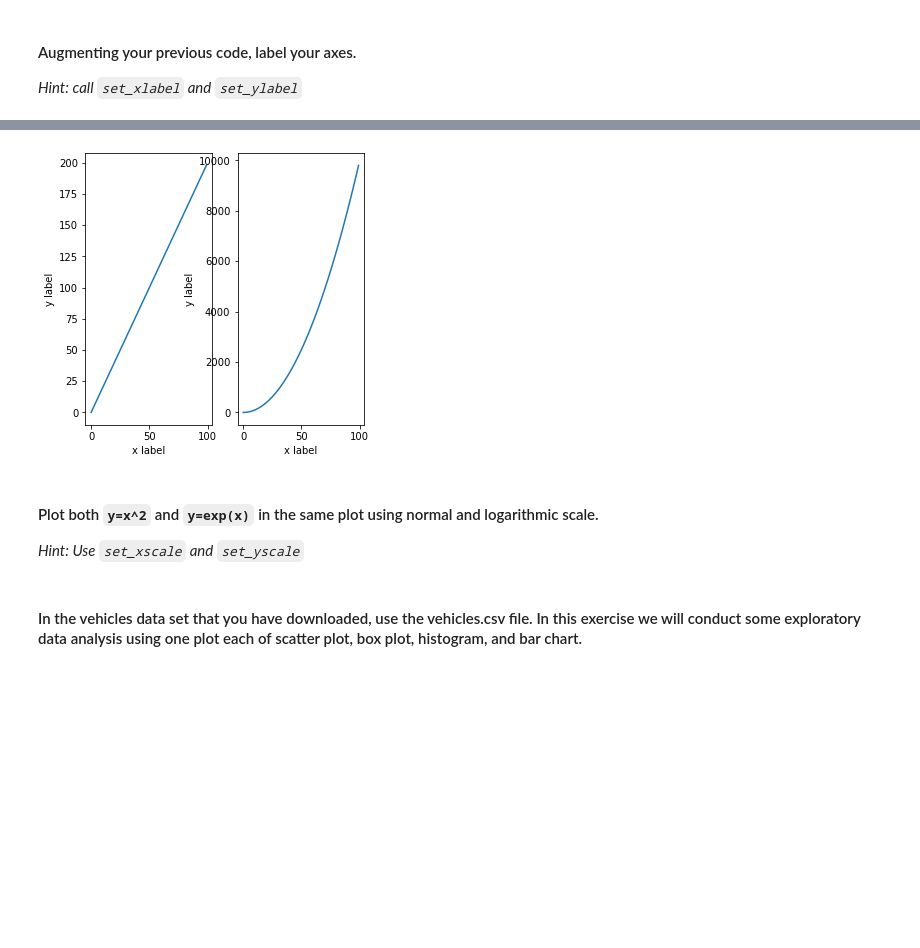
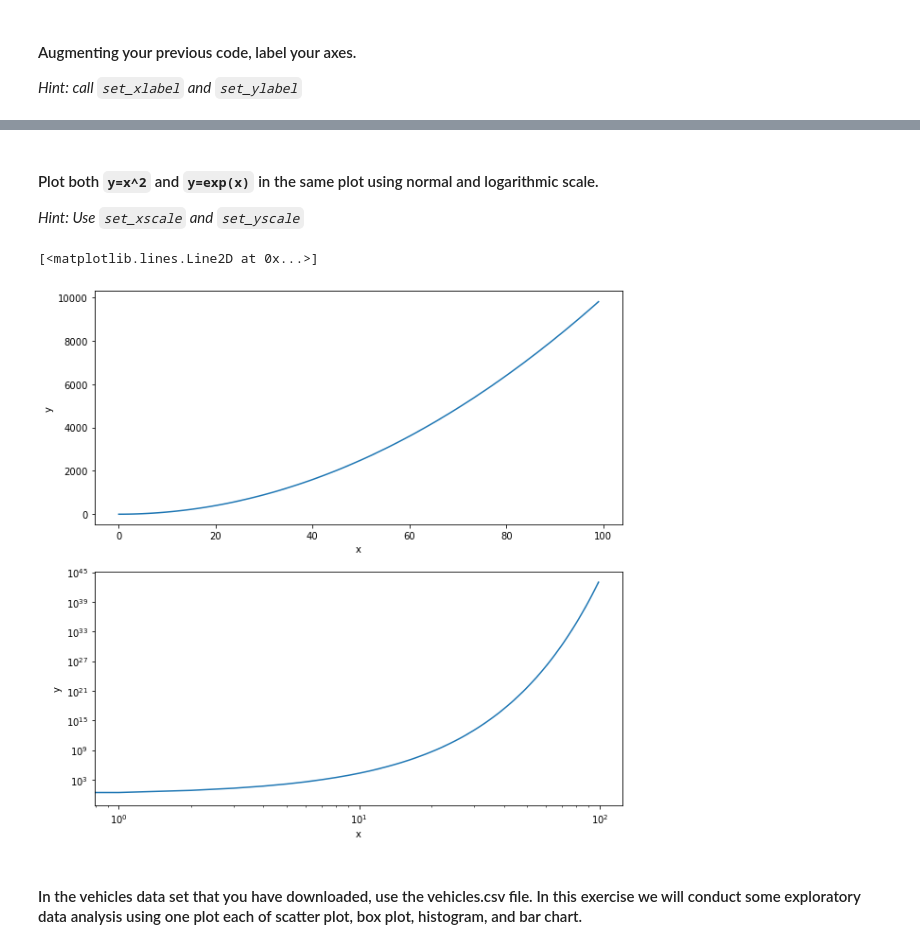
Before and after one commit to ta-data-mexpt/lab-matplotlib-seaborn, a Jupyter notebook: your-code/challenge-1.ipynb, the cells around one changed output, grey strips where cells are left out. Cells and saved outputs as stored; diff of their text form; code cells hidden in the pictures; blank space fills up the shorter version.

```diff
--- a/your-code/challenge-1.ipynb
+++ b/your-code/challenge-1.ipynb
@@ -78,13 +83,3 @@ ax2.set(xlabel = "X", ylabel = "Y" )
-# %%
-# your code here
-f, ax = plt.subplots(nrows = 1, ncols = 2, figsize = (5,5))
-ax[0].plot(x, y)
-ax[1].plot(x, z)
-
-for ax in ax.flat:
-    ax.set(xlabel = 'x label', ylabel = 'y label')
-# %% [output]
-[figure, removed]
 # %% [markdown]
 #### Plot both `y=x^2` and `y=exp(x)` in the same plot using normal and logarithmic scale.
 
@@ -94,3 +87,21 @@ for ax in ax.flat:
+# %%
+# your code here
+y = x**2
+y2=np.exp(x)
+
+fig, (ax1, ax2) = plt.subplots(2, figsize=(10,10))
+ax1.set_xlabel('x')
+ax1.set_ylabel('y')
+ax1.plot(x,y)
+
+ax2.set_xlabel('x')
+ax2.set_ylabel('y')
+ax2.set_xscale('log')
+ax2.set_yscale('log')
+ax2.plot(x,y2)
+# %% [output]
+[<matplotlib.lines.Line2D at 0x...>]
+[figure, added]
 # %% [markdown]
 #### In the vehicles data set that you have downloaded, use the vehicles.csv file. In this exercise we will conduct some exploratory data analysis using one plot each of scatter plot, box plot, histogram, and bar chart.
 # %% [markdown]
```
Also changed, not shown: parts of 5 cells of this notebook.
